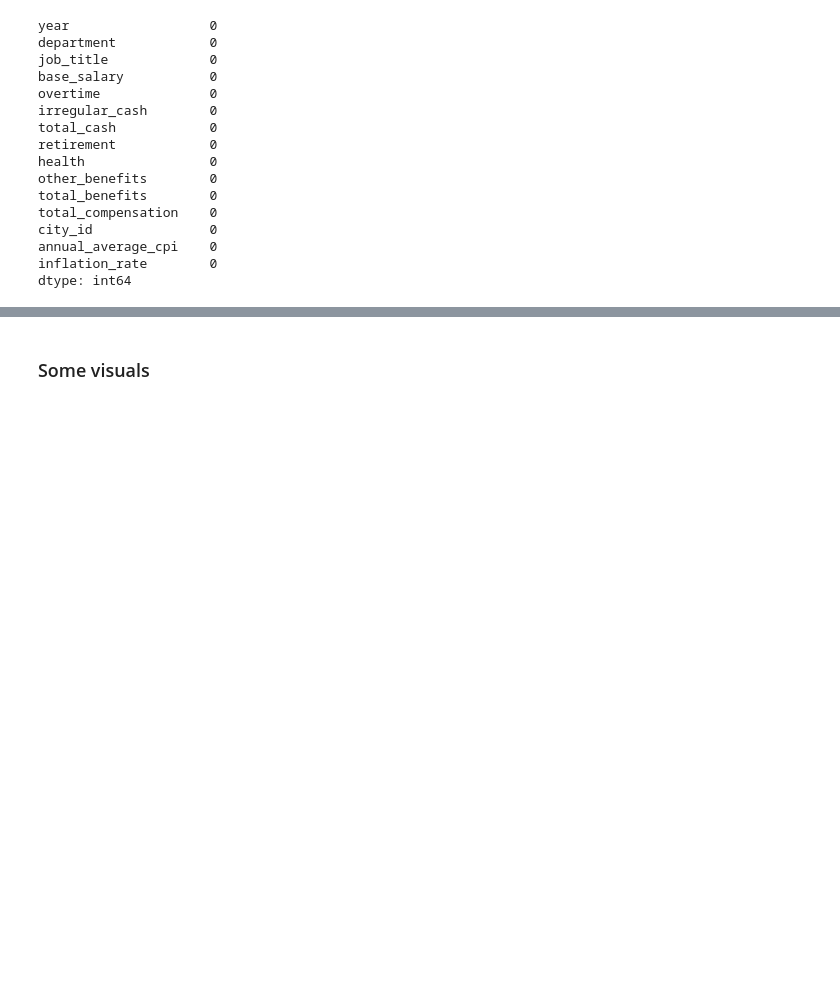
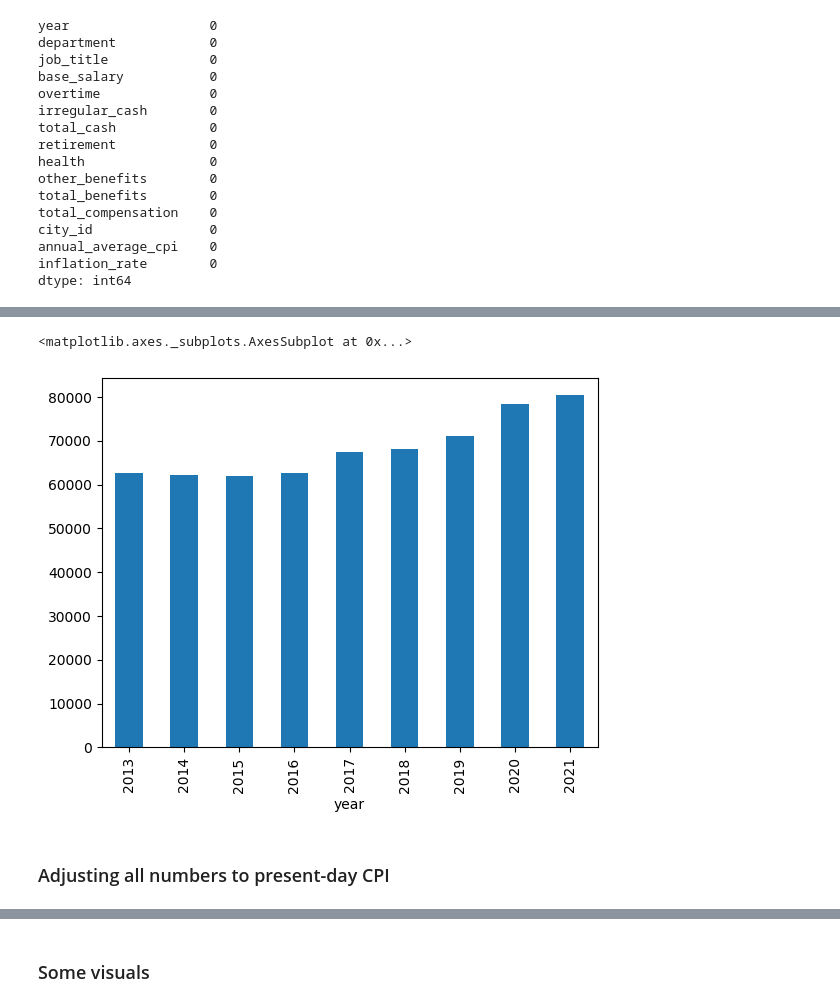
Before and after one commit to unpham/ads-508-project, a Jupyter notebook: eda_sfr.ipynb, the cells around one changed output, grey strips where cells are left out. Saved outputs shown, nothing was run; the diff lists cells and outputs as text; code cells hidden in the pictures; blank space fills up the shorter version.

```diff
--- a/eda_sfr.ipynb
+++ b/eda_sfr.ipynb
@@ -227,0 +227,7 @@ dtype: int64
+# %%
+df.groupby('year')['base_salary'].mean().plot.bar()
+# %% [output]
+<matplotlib.axes._subplots.AxesSubplot at 0x...>
+[figure, added]
+# %% [markdown]
+### Adjusting all numbers to present-day CPI
```
Also changed, not shown: parts of 53 cells of this notebook.
